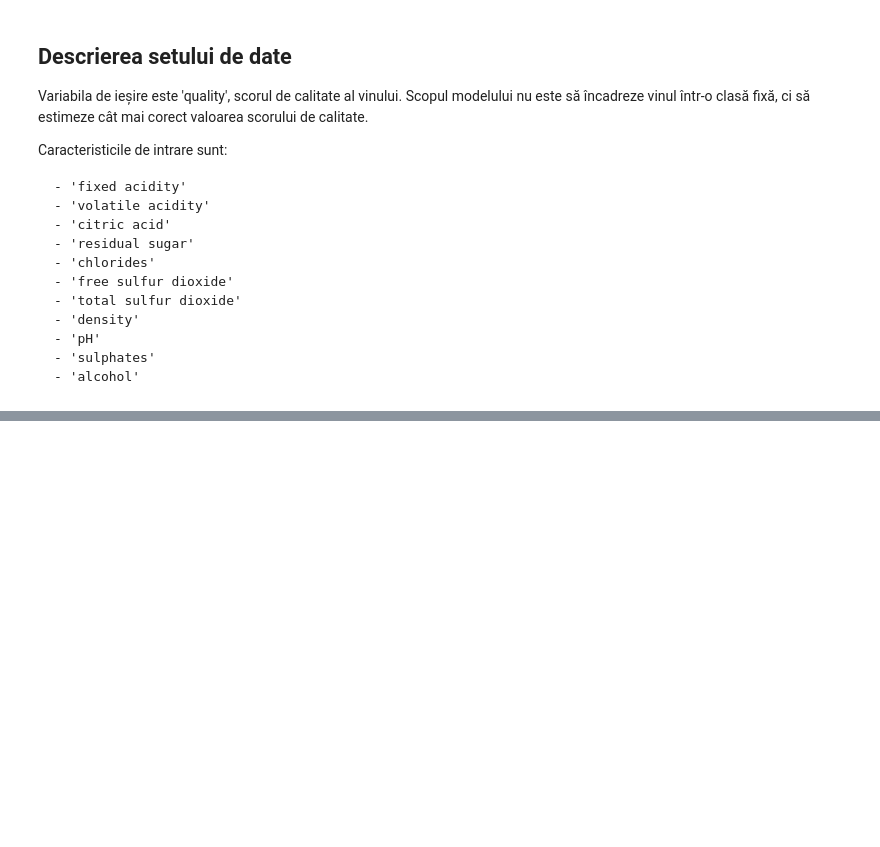
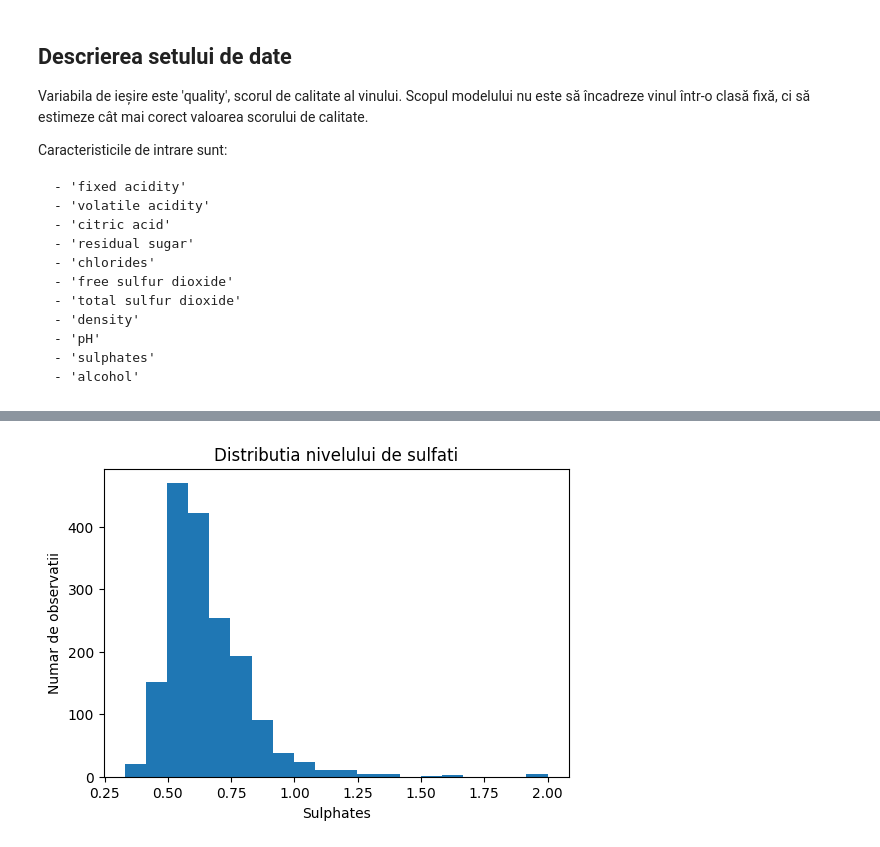
Before and after one commit to Technical-University-of-Cluj-Napoca/proiect-ml-deliavornicu, a Jupyter notebook: notebooks/regression.ipynb, the cells around one changed output, grey strips where cells are left out. Cells and saved outputs as stored; diff of their text form; code cells hidden in the pictures; blank space fills up the shorter version.

```diff
--- a/notebooks/regression.ipynb
+++ b/notebooks/regression.ipynb
@@ -54,0 +229,10 @@ Caracteristicile de intrare sunt:
+# %%
+plt.figure(figsize=(6,4))
+plt.hist(df["sulphates"], bins=20)
+plt.title("Distributia nivelului de sulfati")
+plt.xlabel("Sulphates")
+plt.ylabel("Numar de observatii")
+plt.savefig("../results/eda_sulphates.png", bbox_inches="tight", dpi=300)
+plt.show()
+# %% [output]
+[figure, added]
```
Also changed, not shown: parts of 136 cells of this notebook, 18 other files.
